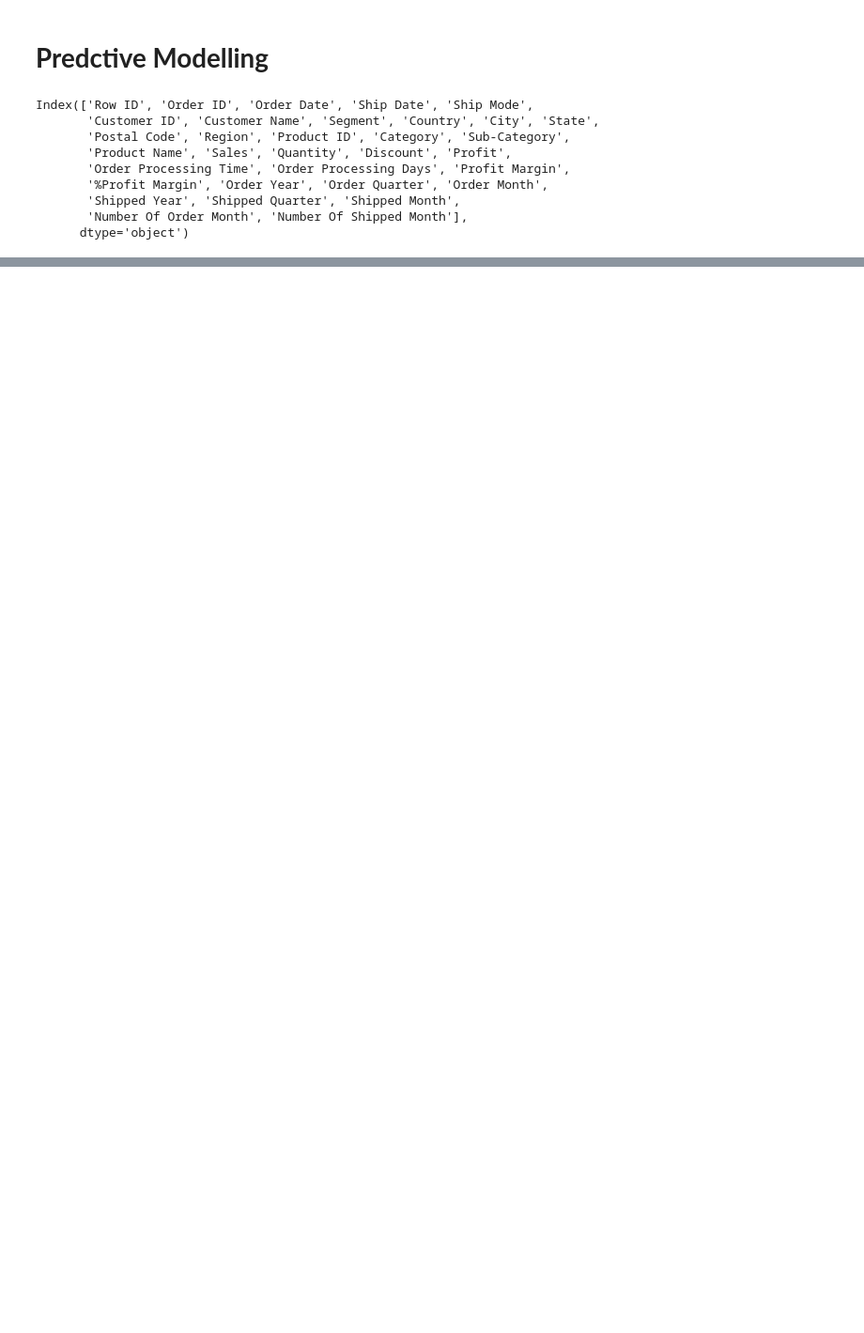
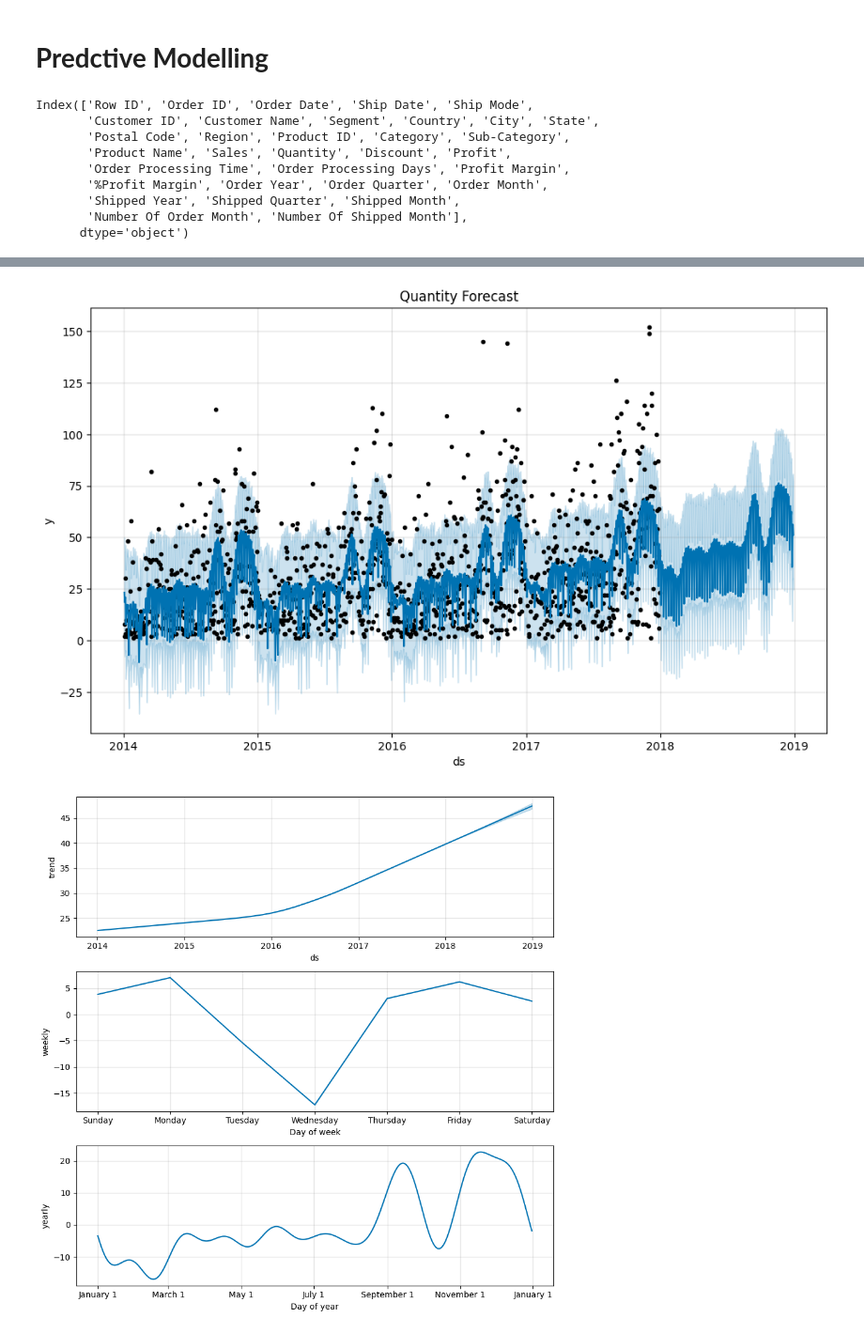
Before and after one commit to MarcelNazare/Superstore-Sales-Project, a Jupyter notebook: python/notebooks/predictive_models.ipynb, the cells around one changed output, grey strips where cells are left out. Shown at 94% size. Cells and saved outputs as stored; diff of their text form; code cells hidden in the pictures; blank space fills up the shorter version.

```diff
--- a/python/notebooks/predictive_models.ipynb
+++ b/python/notebooks/predictive_models.ipynb
@@ -35,0 +117,32 @@ quantity_data = quantity_data.rename(columns={"Order Date": "ds", "Quantity": "y
+# %%
+quantity_data = df[['Quantity','Order Date']].copy()
+# %%
+# aggregate profit by order date and get into Prophet format
+prophet_df = quantity_data.copy()
+prophet_df['ds'] = pd.to_datetime(prophet_df['Order Date'])
+prophet_df = (
+    prophet_df
+    .groupby('ds', as_index=False)['Quantity']
+    .sum()
+    .rename(columns={'Quantity': 'y'})
+)
+
+# fit a Prophet model on the aggregated series
+quantity_model = Prophet()
+quantity_model.fit(prophet_df)
+
+# make a future frame and forecast
+future_quantity = quantity_model.make_future_dataframe(periods=364)   # e.g. 364‑day horizon
+quantity_forecast = quantity_model.predict(future_quantity)
+
+# plot the forecast and its components
+quantity_model.plot(quantity_forecast)
+plt.title("Quantity Forecast")
+plt.show()
+
+quantity_model.plot_components(quantity_forecast)
+plt.show()
+
+# review the last rows of the prediction
+print(quantity_forecast[['ds', 'yhat', 'yhat_lower', 'yhat_upper']].tail())
+# %% [output]
@@ -35,0 +151,2 @@ quantity_data = quantity_data.rename(columns={"Order Date": "ds", "Quantity": "y
+[figure, added]
+[figure, added]
```
Also changed, not shown: parts of 10 cells of this notebook, 2 other files.
